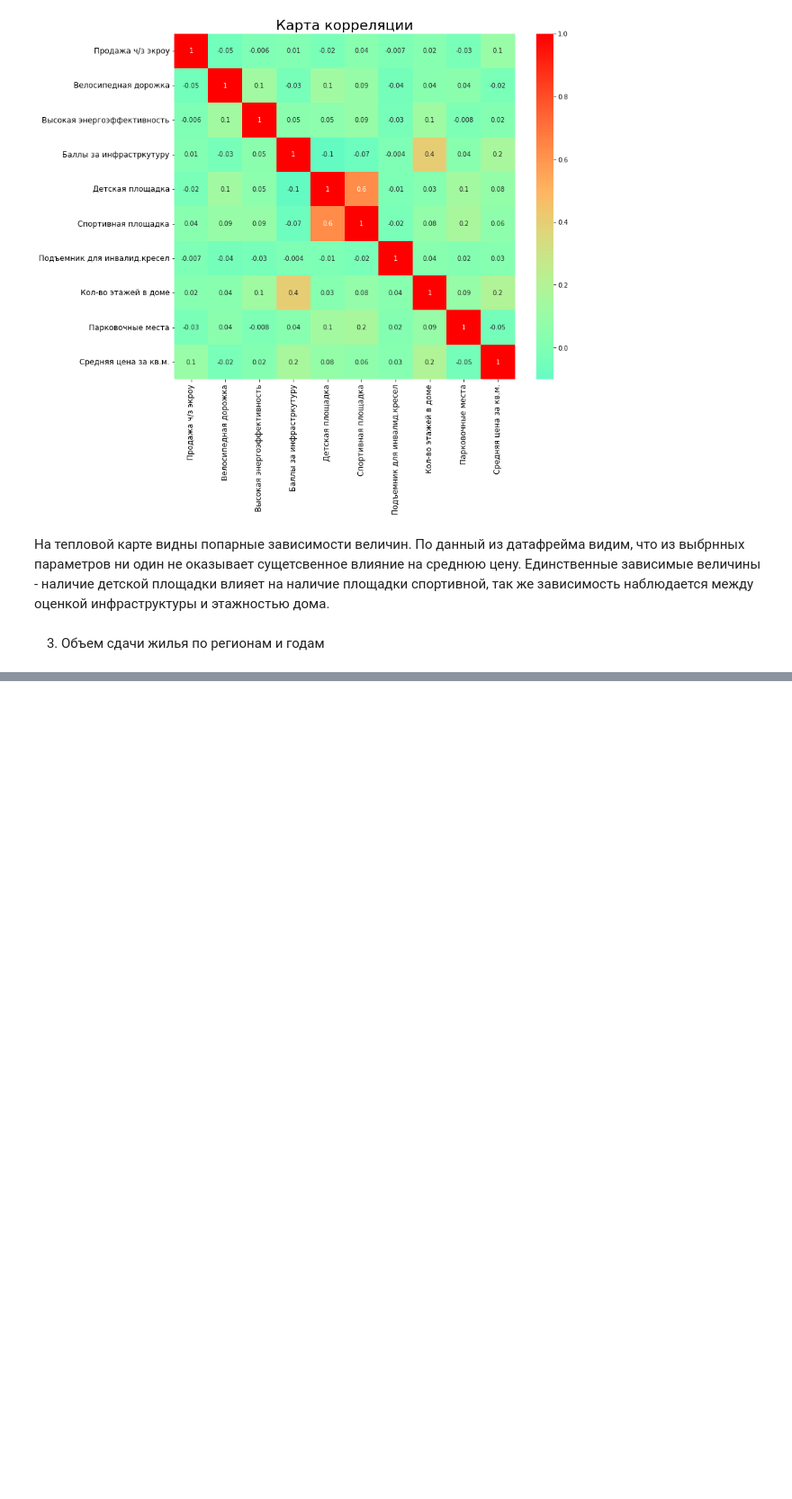
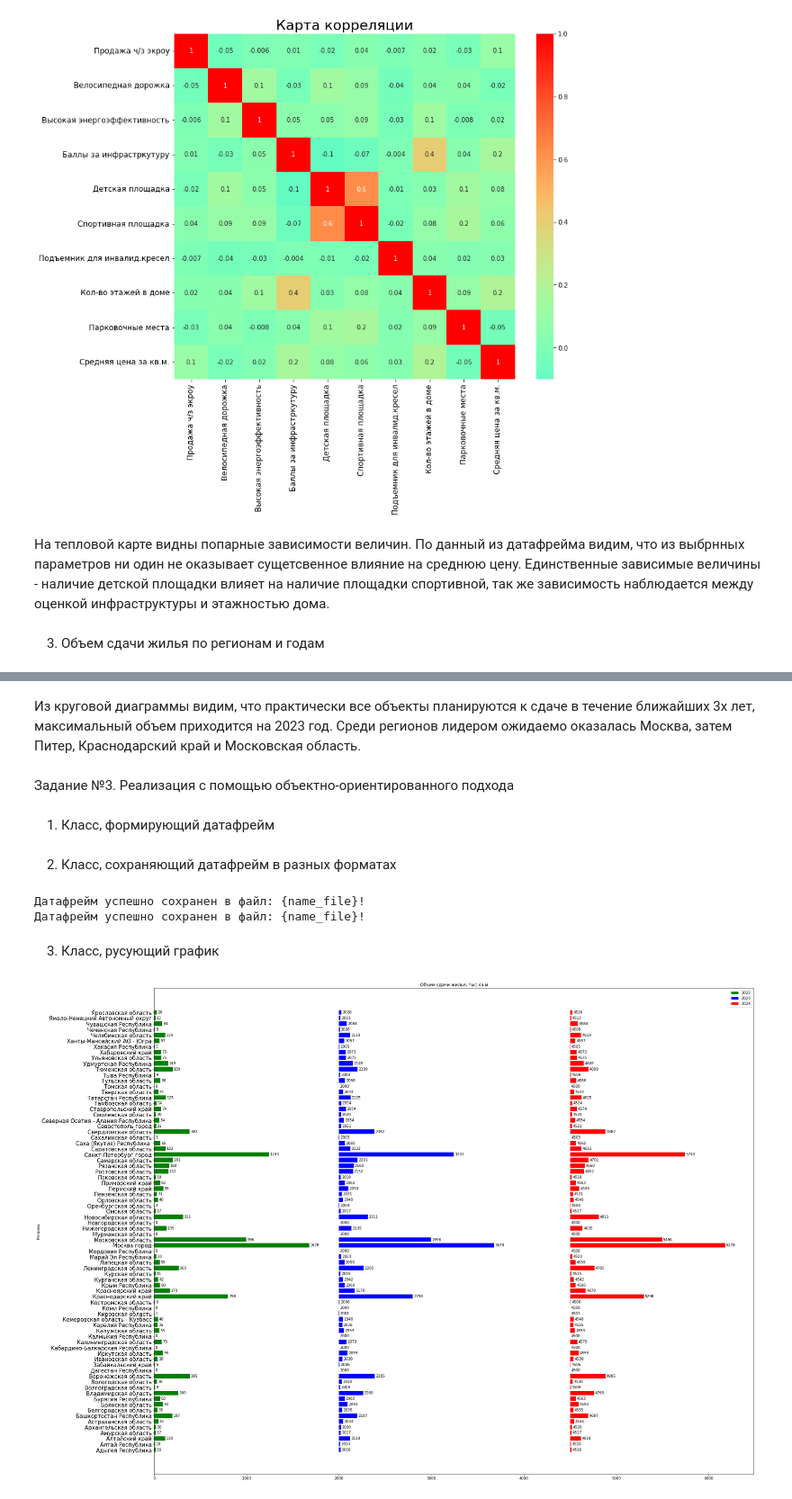
Before and after one commit to Orjanruusu/PhytonEducation, a Jupyter notebook: main.ipynb, the cells around one changed output, grey strips where cells are left out. Shown at 90% size. Saved outputs shown, nothing was run; the diff lists cells and outputs as text; code cells hidden in the pictures; blank space fills up the shorter version.

```diff
--- a/main.ipynb
+++ b/main.ipynb
@@ -222,0 +219,4 @@ plt.show()
+# %% [markdown]
+Из круговой диаграммы видим, что практически все объекты планируются к сдаче в течение ближайших 3х лет, максимальный объем приходится на 2023 год. Среди регионов лидером ожидаемо оказалась Москва, затем Питер, Краснодарский край и Московская область.
+# %% [markdown]
+Задание №3. Реализация с помощью объектно-ориентированного подхода
@@ -222,0 +228,2 @@ plt.show()
+# %% [markdown]
+1. Класс, формирующий датафрейм
@@ -222,0 +290,2 @@ plt.show()
+# %% [markdown]
+2. Класс, сохраняющий датафрейм в разных форматах
@@ -222,0 +319,10 @@ plt.show()
+# %%
+obj = Saver()
+obj.save_df(df,'data_xl')
+obj.chg_type('pkl')
+obj.save_df(df,'data_pkl')
+# %% [output]
+Датафрейм успешно сохранен в файл: {name_file}!
+Датафрейм успешно сохранен в файл: {name_file}!
+# %% [markdown]
+3. Класс, русующий график
@@ -222,0 +353,40 @@ plt.show()
+# %%
+#подготовка данных для шкалы
+df_part = df_modifide.loc[:,['regRegionDesc','objReady100PercDt','objFlatSq']]
+df_part['objReady100PercDt'] = df_part['objReady100PercDt'].astype("datetime64[ns]")
+df_part['objFlatSq'] = df_part['objFlatSq'].astype('float')
+df_part['objReady100PercDt'] = df_part['objReady100PercDt'].dt.to_period("Y")
+df_part = df_part.groupby(['regRegionDesc','objReady100PercDt']).agg({'objFlatSq':'sum'}).reset_index()
+df_part['objReady100PercDt']=df_part['objReady100PercDt'].astype(str)
+
+#список регионов
+region_list = df_part['regRegionDesc'].unique()
+
+dr=Draw_barh('2022')
+list_2022=dr.take_data(region_list,df_part)
+dr.chg_year('2023')
+list_2023=dr.take_data(region_list,df_part)
+dr.chg_year('2024')
+list_2024=dr.take_data(region_list,df_part)
+list_2022
+
+fig,ax = plt.subplots()
+rcParams['figure.figsize'] = 30,25
+
+
+#отрисовка
+rects1 = ax.barh(region_list, list_2022, 0.8, label='2022', color='green')
+rects2 = ax.barh(region_list, list_2023, 0.8, left=2000, label='2023', color='blue')
+rects3 = ax.barh(region_list, list_2024, 0.8, left=4500, label='2024', color='red')
+
+#декорация
+ax.set_ylabel('Регионы')
+ax.set_title('Объем сдачи жилья, тыс.кв.м')
+plt.yticks(fontsize=15)
+ax.legend()
+ax.bar_label(rects1, padding=3)
+ax.bar_label(rects2, padding=3)
+ax.bar_label(rects3, padding=3)
+plt.show()
+# %% [output]
+[figure, added]
```
Also changed, not shown: parts of 8 cells of this notebook.
